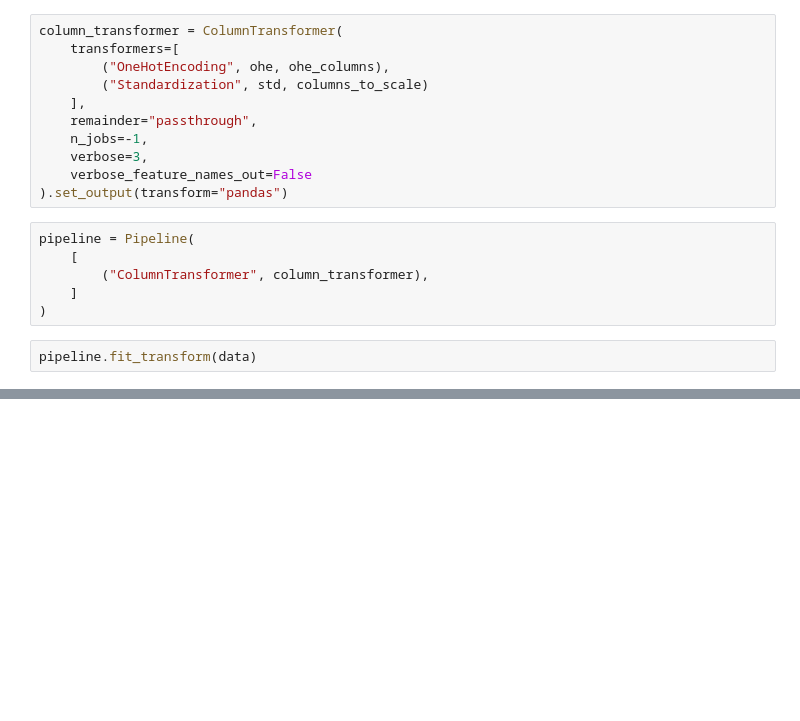
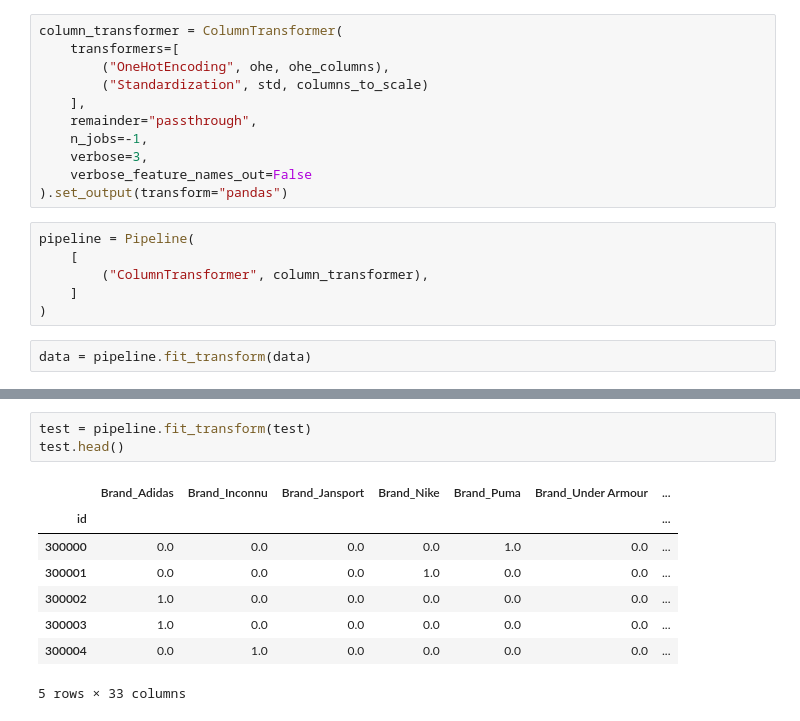
Before and after one commit to bparent11/kaggle-S5E2, a Jupyter notebook: model.ipynb, the cells around one changed output, grey strips where cells are left out. Cells and saved outputs as stored; diff of their text form; blank space fills up the shorter version.

```diff
--- a/model.ipynb
+++ b/model.ipynb
@@ -103,4 +121,4 @@ pipeline = Pipeline(
     ]
 )
 # %%
-pipeline.fit_transform(data)
+data = pipeline.fit_transform(data)
@@ -121,0 +187,12 @@ pipeline.fit_transform(data)
+# %%
+test = pipeline.fit_transform(test)
+test.head()
+# %% [output]
+|  | Brand_Adidas | Brand_Inconnu | Brand_Jansport | Brand_Nike | Brand_Puma | Brand_Under Armour | ... |
+| id |  |  |  |  |  |  | ... |
+| 300000 | 0.0 | 0.0 | 0.0 | 0.0 | 1.0 | 0.0 | ... |
+| 300001 | 0.0 | 0.0 | 0.0 | 1.0 | 0.0 | 0.0 | ... |
+| 300002 | 1.0 | 0.0 | 0.0 | 0.0 | 0.0 | 0.0 | ... |
+| 300003 | 1.0 | 0.0 | 0.0 | 0.0 | 0.0 | 0.0 | ... |
+| 300004 | 0.0 | 1.0 | 0.0 | 0.0 | 0.0 | 0.0 | ... |
+5 rows × 33 columns
```
Also changed, not shown: parts of 23 cells of this notebook, 1 other file.
